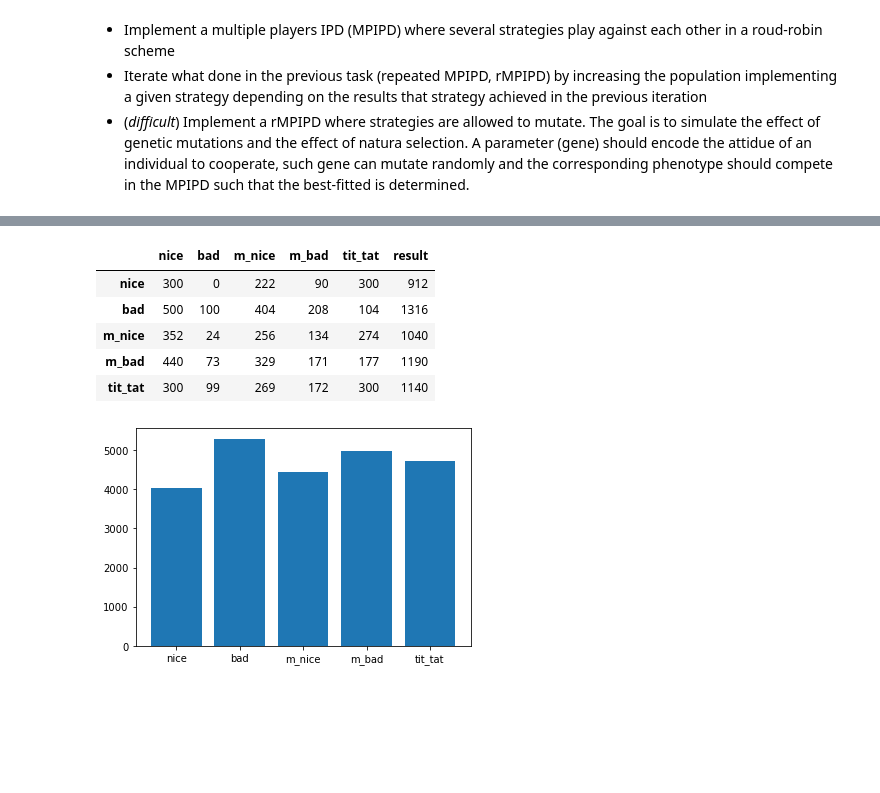
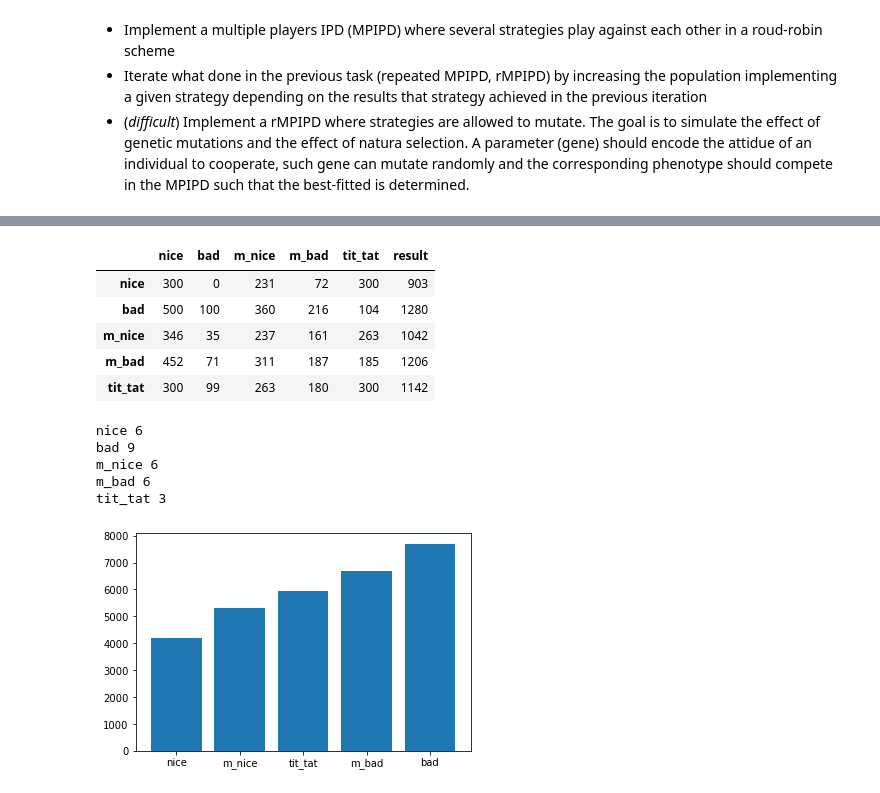
Before and after one commit to luca430/prisoner_dilemma, a Jupyter notebook: Project.ipynb, the cells around one changed output, grey strips where cells are left out. Cells and saved outputs as stored; diff of their text form; code cells hidden in the pictures; blank space fills up the shorter version.

```diff
--- a/Project.ipynb
+++ b/Project.ipynb
@@ -75,5 +71,5 @@ import update_func as up
 # %%
-strat = {'nice': partial(st.nice_guy),
+'''strat = {'nice': partial(st.nice_guy),
         'bad': partial(st.bad_guy),
         'm_nice': partial(st.mainly_nice),
         'm_bad': partial(st.mainly_bad),
@@ -81,9 +77,9 @@ strat = {'nice': partial(st.nice_guy),
 
 update = {'update_1': partial(up.update_1),
         'update_1rand': partial(up.update_1rand),
-        'update_2': partial(up.update_2)}
+        'update_2': partial(up.update_2)}'''
 # %%
-def fight(f,g,N=None,graph=False):
+'''def fight(f,g,N=None,graph=False):
 
     if N == None: N = 100
 
@@ -108,19 +104,22 @@ def fight(f,g,N=None,graph=False):
         plt.plot(result_2, label=g)
         plt.legend()
 
-    return [result_1[-1], result_2[-1]]
+    return [result_1[-1], result_2[-1]]'''
 # %%
+#Point 1)
+
 s = ['nice','bad','m_nice','m_bad','tit_tat']
 
 result = np.zeros((len(s),len(s)))
 for i in range(len(s)):
     for j in range(i,len(s)):
-        p1, p2 = fight(s[i],s[j])
+        p1, p2 = pris_dil.fight(s[i],s[j])
         result[i,j] = p1
         result[j,i] = p2
 
 df = pd.DataFrame(result,dtype=int,columns=s,index=s)
 
+#Rappresentazione risultati
 def colorcell(x):
     data = x.copy()
     data.loc[:,:] = ''
@@ -139,15 +138,13 @@ df = df.style.apply(colorcell,axis=None)
 display(df)
 # %% [output]
 |  | nice | bad | m_nice | m_bad | tit_tat | result |
-| nice | 300 | 0 | 222 | 90 | 300 | 912 |
-| bad | 500 | 100 | 404 | 208 | 104 | 1316 |
-| m_nice | 352 | 24 | 256 | 134 | 274 | 1040 |
-| m_bad | 440 | 73 | 329 | 171 | 177 | 1190 |
-| tit_tat | 300 | 99 | 269 | 172 | 300 | 1140 |
+| nice | 300 | 0 | 231 | 72 | 300 | 903 |
+| bad | 500 | 100 | 360 | 216 | 104 | 1280 |
+| m_nice | 346 | 35 | 237 | 161 | 263 | 1042 |
+| m_bad | 452 | 71 | 311 | 187 | 185 | 1206 |
+| tit_tat | 300 | 99 | 263 | 180 | 300 | 1142 |
 # %%
-#Point 2)
-
-def round_robin(h, ord=False):
+'''def round_robin(h, ord=False):
     N = len(h)
     partecipants = [s[i] for i in h] #h ma con i nomi
 
@@ -175,15 +172,27 @@ def round_robin(h, ord=False):
         media = media[sort]
         unique = unique[sort]
 
-    return unique, media
+    return unique, media'''
 # %%
-h = npr.randint(0,len(s),size=20)
+#Point 2)
+
+h = npr.randint(0,len(s),size=30)
+unique, n_strategies = np.unique(h,return_counts=True)
 #h = np.array([0,1,1,1,2,3,1,1,1,1,1,4,4,4,4,4,4,4,4,4])
-unique, media = round_robin(h,s)
+
+for a,b in zip(unique,n_strategies): print(s[a],b)
+
+unique, media = pris_dil.round_robin(h,s,ord=True)
+
 s_unique = [s[val] for val in unique]
 plt.bar(s_unique,media);
 # %% [output]
+nice 6
+bad 9
+m_nice 6
+m_bad 6
+tit_tat 3
-[figure, old version]
+[figure, new version]
 # %%
 #Punto 3)
 
```
Also changed, not shown: parts of 3 cells of this notebook, 2 other files.
